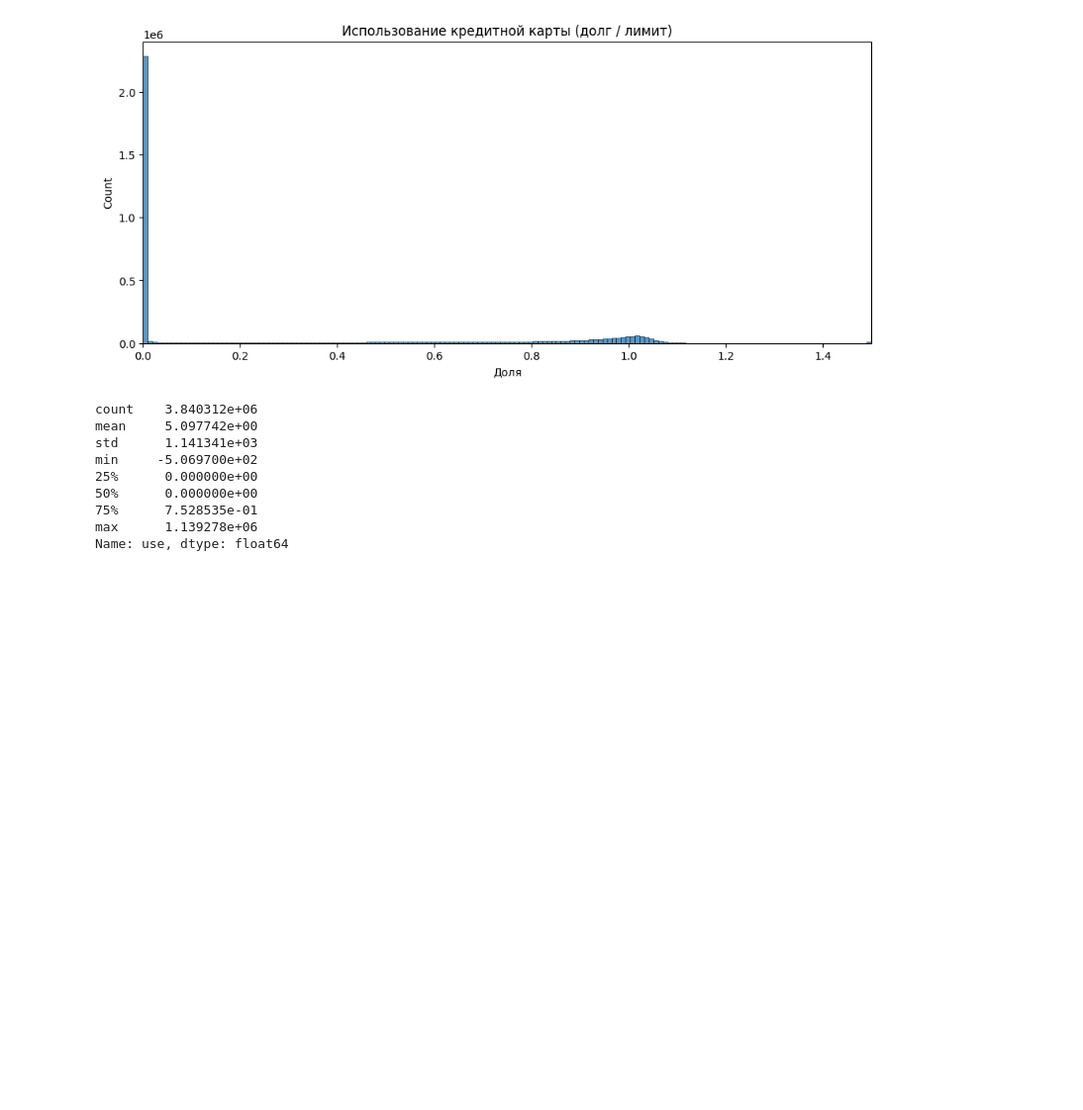
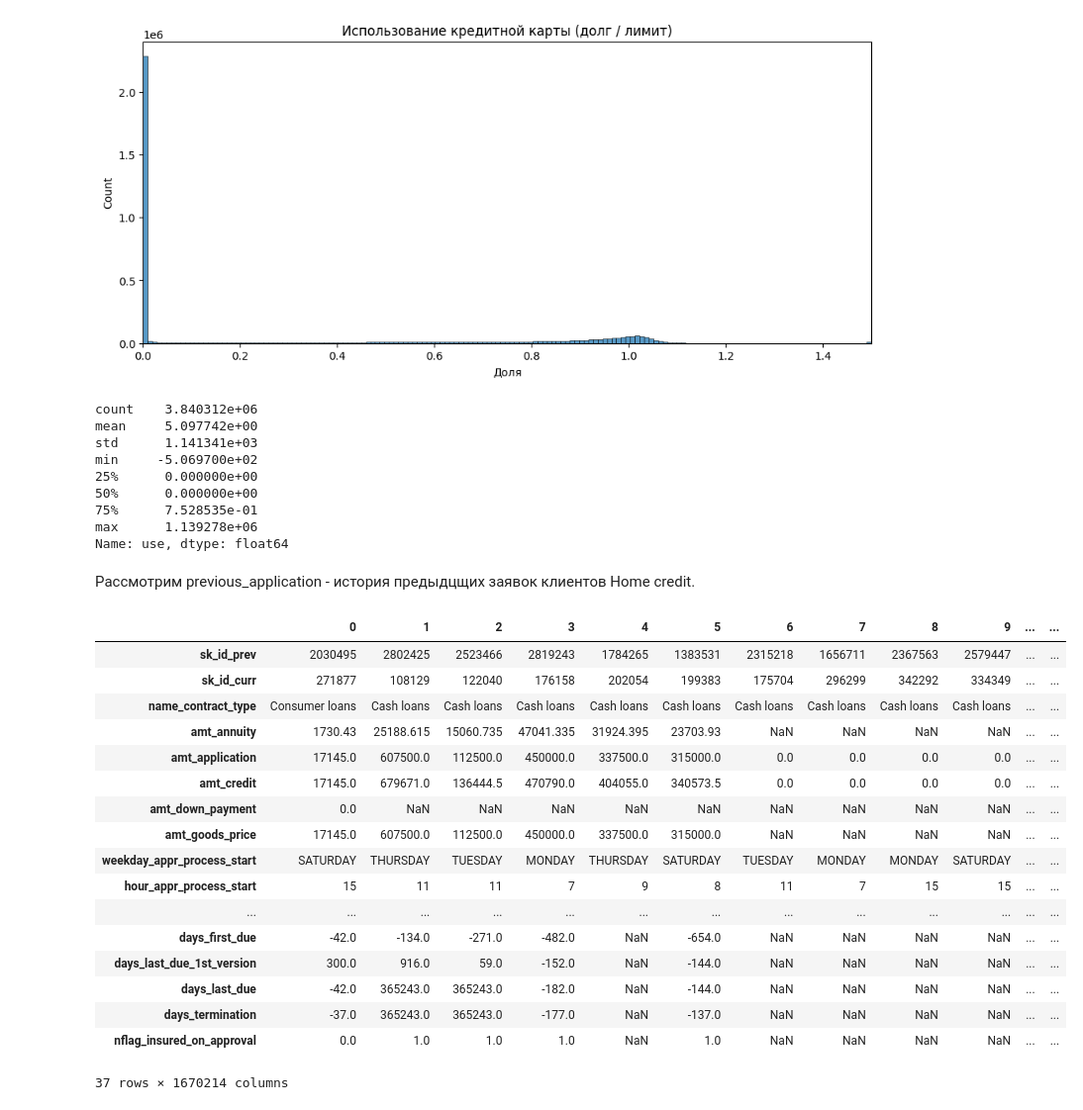
Before and after one commit to malakhovs04/Home-Credit-Default-Risk, a Jupyter notebook: check_tables.ipynb, the cells around one changed output. Shown at 99% size. Cells and saved outputs as stored; diff of their text form; code cells hidden in the pictures; blank space fills up the shorter version.

```diff
--- a/check_tables.ipynb
+++ b/check_tables.ipynb
@@ -795,3 +795,26 @@ min     -5.069700e+02
 75%      7.528535e-01
 max      1.139278e+06
 Name: use, dtype: float64
+# %% [markdown]
+Рассмотрим previous_application - история предыдцщих заявок клиентов Home credit.
+# %%
+df_p_a.T
+# %% [output]
+|  | 0 | 1 | 2 | 3 | 4 | 5 | 6 | 7 | 8 | 9 | ... | ... |
+| sk_id_prev | 2030495 | 2802425 | 2523466 | 2819243 | 1784265 | 1383531 | 2315218 | 1656711 | 2367563 | 2579447 | ... | ... |
+| sk_id_curr | 271877 | 108129 | 122040 | 176158 | 202054 | 199383 | 175704 | 296299 | 342292 | 334349 | ... | ... |
+| name_contract_type | Consumer loans | Cash loans | Cash loans | Cash loans | Cash loans | Cash loans | Cash loans | Cash loans | Cash loans | Cash loans | ... | ... |
+| amt_annuity | 1730.43 | 25188.615 | 15060.735 | 47041.335 | 31924.395 | 23703.93 | NaN | NaN | NaN | NaN | ... | ... |
+| amt_application | 17145.0 | 607500.0 | 112500.0 | 450000.0 | 337500.0 | 315000.0 | 0.0 | 0.0 | 0.0 | 0.0 | ... | ... |
+| amt_credit | 17145.0 | 679671.0 | 136444.5 | 470790.0 | 404055.0 | 340573.5 | 0.0 | 0.0 | 0.0 | 0.0 | ... | ... |
+| amt_down_payment | 0.0 | NaN | NaN | NaN | NaN | NaN | NaN | NaN | NaN | NaN | ... | ... |
+| amt_goods_price | 17145.0 | 607500.0 | 112500.0 | 450000.0 | 337500.0 | 315000.0 | NaN | NaN | NaN | NaN | ... | ... |
+| weekday_appr_process_start | SATURDAY | THURSDAY | TUESDAY | MONDAY | THURSDAY | SATURDAY | TUESDAY | MONDAY | MONDAY | SATURDAY | ... | ... |
+| hour_appr_process_start | 15 | 11 | 11 | 7 | 9 | 8 | 11 | 7 | 15 | 15 | ... | ... |
+| ... | ... | ... | ... | ... | ... | ... | ... | ... | ... | ... | ... | ... |
+| days_first_due | -42.0 | -134.0 | -271.0 | -482.0 | NaN | -654.0 | NaN | NaN | NaN | NaN | ... | ... |
+| days_last_due_1st_version | 300.0 | 916.0 | 59.0 | -152.0 | NaN | -144.0 | NaN | NaN | NaN | NaN | ... | ... |
+| days_last_due | -42.0 | 365243.0 | 365243.0 | -182.0 | NaN | -144.0 | NaN | NaN | NaN | NaN | ... | ... |
+| days_termination | -37.0 | 365243.0 | 365243.0 | -177.0 | NaN | -137.0 | NaN | NaN | NaN | NaN | ... | ... |
+| nflag_insured_on_approval | 0.0 | 1.0 | 1.0 | 1.0 | NaN | 1.0 | NaN | NaN | NaN | NaN | ... | ... |
+37 rows × 1670214 columns
```
Also changed, not shown: parts of 7 cells of this notebook.
